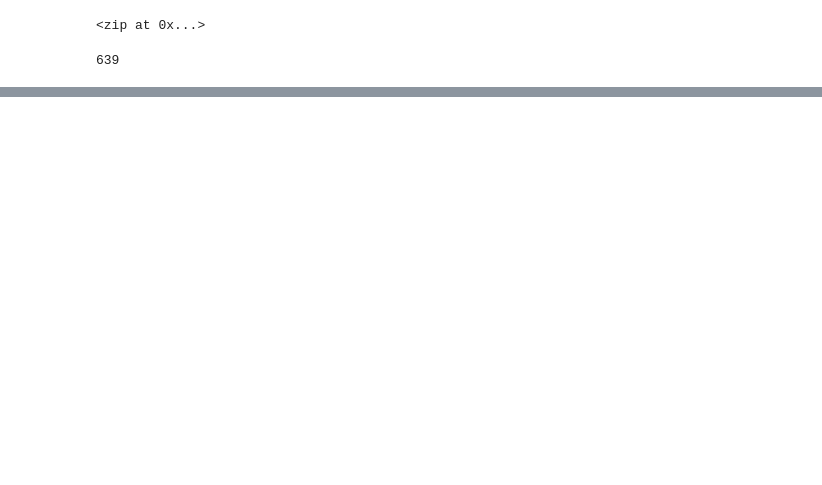
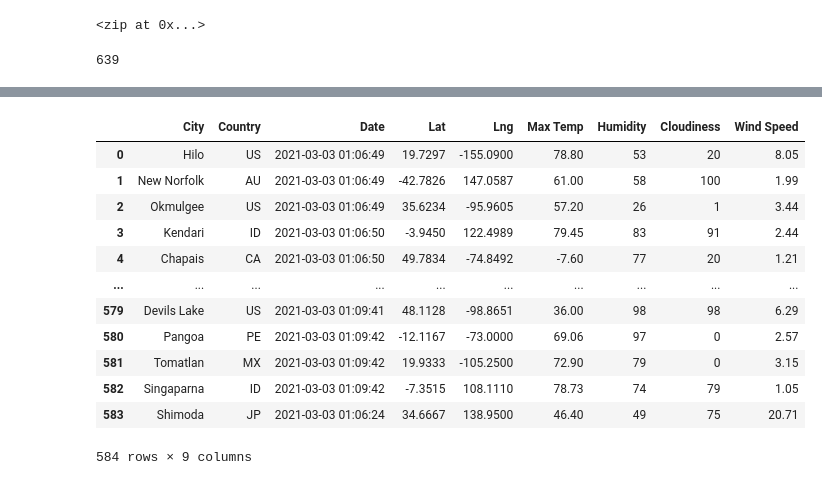
Before and after one commit to Terez18/World_Weather_Analysis, a Jupyter notebook: WeatherPy.ipynb, the cells around one changed output, grey strips where cells are left out. Drawn from its saved outputs; the diff is of its cells as text; code cells hidden in the pictures; blank space fills up the shorter version.

Commit message:
added weather data and added code to weatherPy and API practice

```diff
--- a/WeatherPy.ipynb
+++ b/WeatherPy.ipynb
@@ -34,0 +41,3 @@ len(cities)
+# %%
+# Build the basic URL for the OpenWeatherMap with your weather_api_key added to the URL
+url = "http://api.openweathermap.org/data/2.5/weather?units=Imperial&APPID=" + weather_api_key
@@ -34,0 +47,21 @@ len(cities)
+# %%
+# Create an empty list to hold the weather data.
+city_data = []
+# Print the beginning of the logging.
+print("Beginning Data Retrieval     ")
+print("-----------------------------")
+
+# Create counters.
+record_count = 1
+set_count = 1
+# %%
+# Loop through all the cities in our list.
+#This is not a good option for retrieving the cities because it pulls the index of the city and will cause errors. in order to get the city name we need to create another for loop. instead of creating a second for loop we can use the code with enumerate such as in the next box.
+for i in range(len(cities)):
+
+    # Group cities in sets of 50 for logging purposes.
+    if (i % 50 == 0 and i >= 50):
+        set_count += 1
+        record_count = 1
+    # Create endpoint URL with each city.
+    city_url = url + "&q=" + cities[i]
@@ -34,0 +136,4 @@ len(cities)
+# %%
+# Convert the array of dictionaries to a Pandas DataFrame.
+city_data_df = pd.DataFrame(city_data)
+city_data_df.head(10)
@@ -34,0 +152,19 @@ len(cities)
+# %%
+#reorder the columns
+new_column_order = ["City", "Country", "Date", "Lat", "Lng", "Max Temp", "Humidity", "Cloudiness", "Wind Speed"]
+city_data_df = city_data_df[new_column_order]
+city_data_df
+# %% [output]
+|  | City | Country | Date | Lat | Lng | Max Temp | Humidity | Cloudiness | Wind Speed |
+| 0 | Hilo | US | 2021-03-03 01:06:49 | 19.7297 | -155.0900 | 78.80 | 53 | 20 | 8.05 |
+| 1 | New Norfolk | AU | 2021-03-03 01:06:49 | -42.7826 | 147.0587 | 61.00 | 58 | 100 | 1.99 |
+| 2 | Okmulgee | US | 2021-03-03 01:06:49 | 35.6234 | -95.9605 | 57.20 | 26 | 1 | 3.44 |
+| 3 | Kendari | ID | 2021-03-03 01:06:50 | -3.9450 | 122.4989 | 79.45 | 83 | 91 | 2.44 |
+| 4 | Chapais | CA | 2021-03-03 01:06:50 | 49.7834 | -74.8492 | -7.60 | 77 | 20 | 1.21 |
+| ... | ... | ... | ... | ... | ... | ... | ... | ... | ... |
+| 579 | Devils Lake | US | 2021-03-03 01:09:41 | 48.1128 | -98.8651 | 36.00 | 98 | 98 | 6.29 |
+| 580 | Pangoa | PE | 2021-03-03 01:09:42 | -12.1167 | -73.0000 | 69.06 | 97 | 0 | 2.57 |
+| 581 | Tomatlan | MX | 2021-03-03 01:09:42 | 19.9333 | -105.2500 | 72.90 | 79 | 0 | 3.15 |
+| 582 | Singaparna | ID | 2021-03-03 01:09:42 | -7.3515 | 108.1110 | 78.73 | 74 | 79 | 1.05 |
+| 583 | Shimoda | JP | 2021-03-03 01:06:24 | 34.6667 | 138.9500 | 46.40 | 49 | 75 | 20.71 |
+584 rows × 9 columns
```
Also changed, not shown: parts of 5 cells of this notebook, 3 other files.
